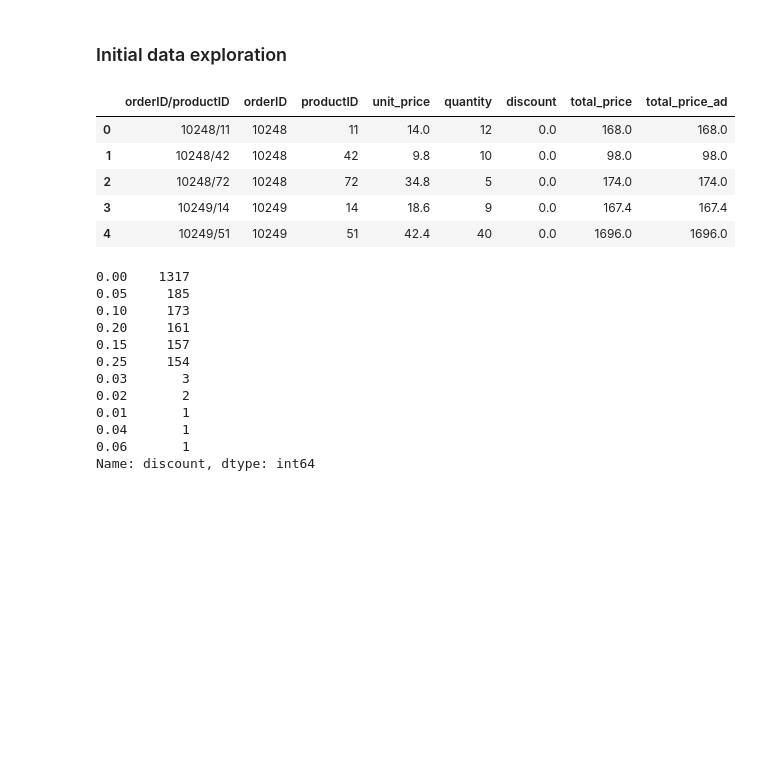
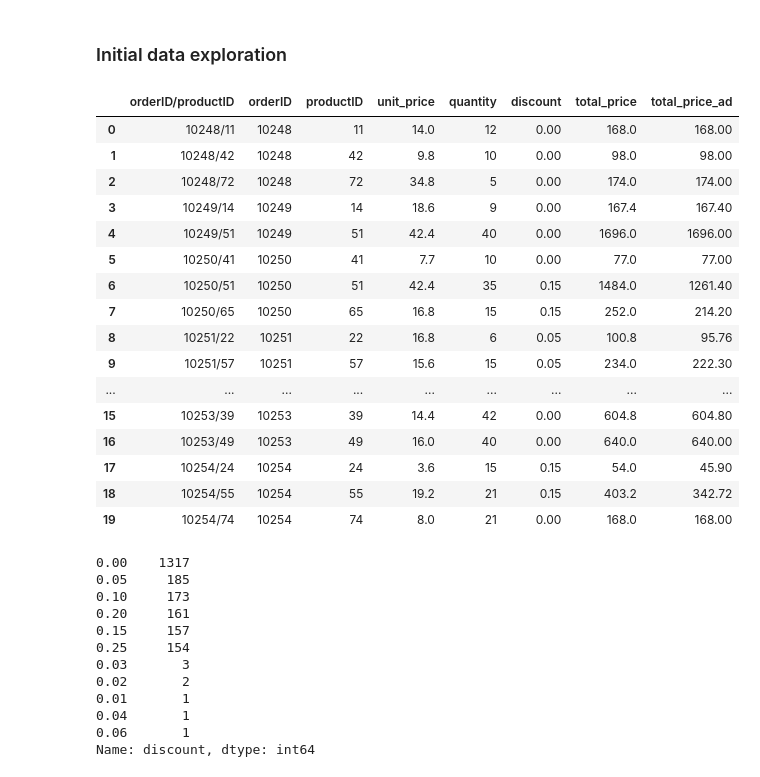
Before and after one commit to nikolholicka/Hypotesis_Testing_Northwind_Database, a Jupyter notebook: Hypotheses_Testing_Mod3_Project.ipynb, the cells around one changed output. Cells and saved outputs as stored; diff of their text form; code cells hidden in the pictures; blank space fills up the shorter version.

```diff
--- a/Hypotheses_Testing_Mod3_Project.ipynb
+++ b/Hypotheses_Testing_Mod3_Project.ipynb
@@ -30,24 +30,35 @@ Image("Northwind_ERD_updated.png")
 # %%
 #SQL query
 order_detail = cur.execute('''SELECT * FROM OrderDetail;''').fetchall()
 
 #Creating Pandas DF with fetched data and renaming columns
 order_detail_df = pd.DataFrame(order_detail)
 order_detail_df.columns = ['orderID/productID','orderID','productID','unit_price','quantity','discount']
 
 #Crating a new column which calculates the total price of each product(quantity x price)
 order_detail_df['total_price'] = order_detail_df.apply(lambda row: row.unit_price * row.quantity, axis = 1)
 order_detail_df['total_price_ad'] = order_detail_df.apply(lambda row: row.total_price-(row.total_price * row.discount), axis = 1)
 
 
-order_detail_df.head()
+order_detail_df.head(20)
 # %% [output]
 |  | orderID/productID | orderID | productID | unit_price | quantity | discount | total_price | total_price_ad |
-| 0 | 10248/11 | 10248 | 11 | 14.0 | 12 | 0.0 | 168.0 | 168.0 |
-| 1 | 10248/42 | 10248 | 42 | 9.8 | 10 | 0.0 | 98.0 | 98.0 |
-| 2 | 10248/72 | 10248 | 72 | 34.8 | 5 | 0.0 | 174.0 | 174.0 |
-| 3 | 10249/14 | 10249 | 14 | 18.6 | 9 | 0.0 | 167.4 | 167.4 |
-| 4 | 10249/51 | 10249 | 51 | 42.4 | 40 | 0.0 | 1696.0 | 1696.0 |
+| 0 | 10248/11 | 10248 | 11 | 14.0 | 12 | 0.00 | 168.0 | 168.00 |
+| 1 | 10248/42 | 10248 | 42 | 9.8 | 10 | 0.00 | 98.0 | 98.00 |
+| 2 | 10248/72 | 10248 | 72 | 34.8 | 5 | 0.00 | 174.0 | 174.00 |
+| 3 | 10249/14 | 10249 | 14 | 18.6 | 9 | 0.00 | 167.4 | 167.40 |
+| 4 | 10249/51 | 10249 | 51 | 42.4 | 40 | 0.00 | 1696.0 | 1696.00 |
+| 5 | 10250/41 | 10250 | 41 | 7.7 | 10 | 0.00 | 77.0 | 77.00 |
+| 6 | 10250/51 | 10250 | 51 | 42.4 | 35 | 0.15 | 1484.0 | 1261.40 |
+| 7 | 10250/65 | 10250 | 65 | 16.8 | 15 | 0.15 | 252.0 | 214.20 |
+| 8 | 10251/22 | 10251 | 22 | 16.8 | 6 | 0.05 | 100.8 | 95.76 |
+| 9 | 10251/57 | 10251 | 57 | 15.6 | 15 | 0.05 | 234.0 | 222.30 |
+| ... | ... | ... | ... | ... | ... | ... | ... | ... |
+| 15 | 10253/39 | 10253 | 39 | 14.4 | 42 | 0.00 | 604.8 | 604.80 |
+| 16 | 10253/49 | 10253 | 49 | 16.0 | 40 | 0.00 | 640.0 | 640.00 |
+| 17 | 10254/24 | 10254 | 24 | 3.6 | 15 | 0.15 | 54.0 | 45.90 |
+| 18 | 10254/55 | 10254 | 55 | 19.2 | 21 | 0.15 | 403.2 | 342.72 |
+| 19 | 10254/74 | 10254 | 74 | 8.0 | 21 | 0.00 | 168.0 | 168.00 |
 # %%
 order_detail_df.discount.value_counts()
 # %% [output]
```
Also changed, not shown: parts of 27 cells of this notebook.
